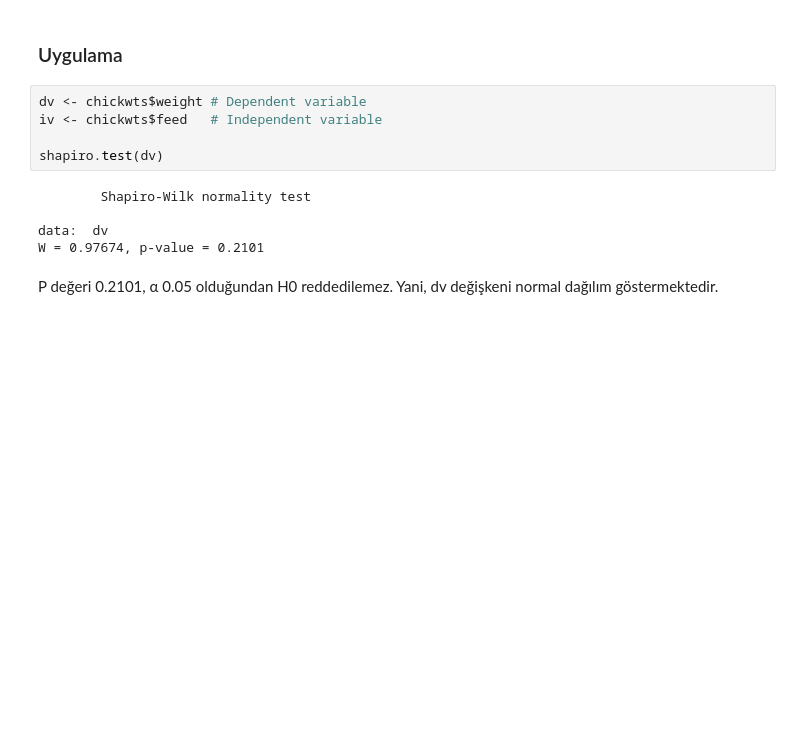
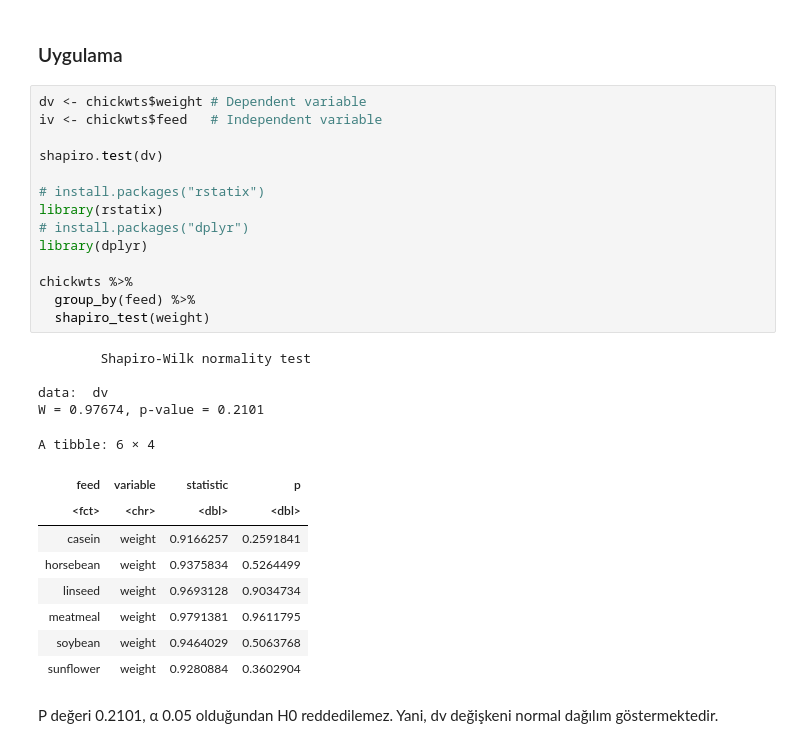
Before and after one commit to mertssmnoglu/R, a Jupyter notebook: uygulamali_istatistik_2025-2026/2025-11-21_uygulamali_istatistik_w10/2025-11-21_uygulamali_istatistik_w10.ipynb, the cells around one changed output. Saved outputs shown, nothing was run; the diff lists cells and outputs as text; blank space fills up the shorter version.

Commit message:
fix(applied-statistics): Add chickwts grouping by feed and shapiro_test
- rstatix
- dplyr

Signed-off-by: Mert Şişmanoğlu <mertssmnoglu@gmail.com>

```diff
--- a/uygulamali_istatistik_2025-2026/2025-11-21_uygulamali_istatistik_w10/2025-11-21_uygulamali_istatistik_w10.ipynb
+++ b/uygulamali_istatistik_2025-2026/2025-11-21_uygulamali_istatistik_w10/2025-11-21_uygulamali_istatistik_w10.ipynb
@@ -135,13 +135,31 @@ Bağımsız örneklem T testindeki varsayımlarla benzerdir
 # %%
 dv <- chickwts$weight # Dependent variable
 iv <- chickwts$feed   # Independent variable
 
 shapiro.test(dv)
+
+# install.packages("rstatix")
+library(rstatix)
+# install.packages("dplyr")
+library(dplyr)
+
+chickwts %>%
+  group_by(feed) %>%
+  shapiro_test(weight)
 # %% [output]
         Shapiro-Wilk normality test
 
 data:  dv
 W = 0.97674, p-value = 0.2101
+A tibble: 6 × 4
+| feed | variable | statistic | p |
+| <fct> | <chr> | <dbl> | <dbl> |
+| casein | weight | 0.9166257 | 0.2591841 |
+| horsebean | weight | 0.9375834 | 0.5264499 |
+| linseed | weight | 0.9693128 | 0.9034734 |
+| meatmeal | weight | 0.9791381 | 0.9611795 |
+| soybean | weight | 0.9464029 | 0.5063768 |
+| sunflower | weight | 0.9280884 | 0.3602904 |
 # %% [markdown]
 P değeri 0.2101, α 0.05 olduğundan H0 reddedilemez. Yani, dv değişkeni normal dağılım göstermektedir.
 # %%
```
